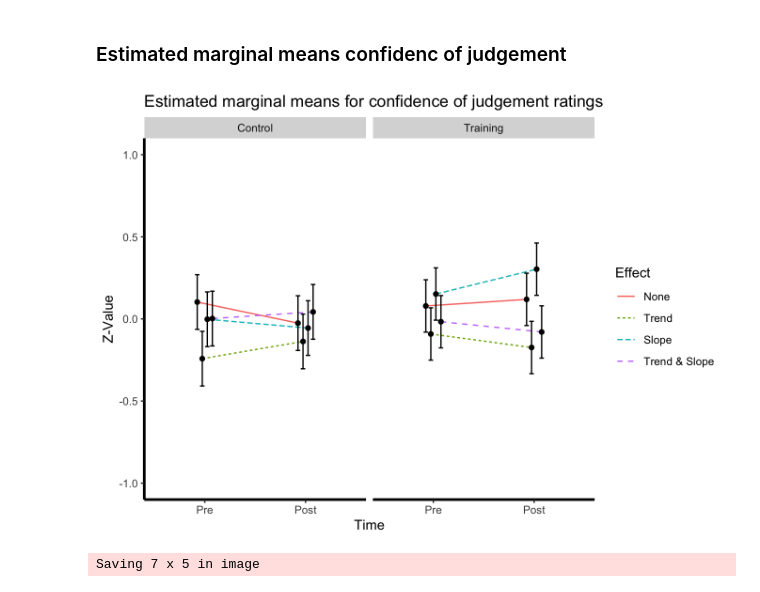
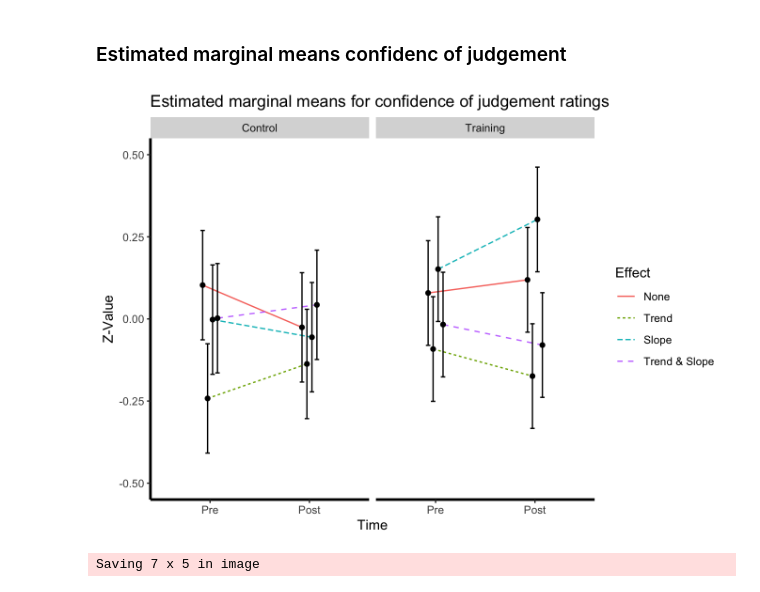
Before and after one commit to steinerthma/visual-inspection-training-study-2, a Jupyter notebook: docs/supplement.out.ipynb, the cells around one changed output. Cells and saved outputs as stored; diff of their text form; code cells hidden in the pictures.

```diff
--- a/docs/supplement.out.ipynb
+++ b/docs/supplement.out.ipynb
@@ -430,32 +430,32 @@ nice_table(
 # %%
 means <- as.data.frame(marginal_means)
 
 means %>%
 ggplot(aes(x = Time, y = emmean)) +
   geom_line(
     aes(color = Effect, group = Effect, linetype = Effect),
     position = position_dodge(width = 0.2)
   ) +
   geom_point(
     aes(group = Effect),
     position = position_dodge(width = 0.2)
   ) +
   geom_errorbar(
     aes(ymin = lower.CL, ymax = upper.CL),
     width = 0.2,
     position = position_dodge2(0.2)
   ) +
   facet_grid(cols = vars(Condition)) +
-  ylim(c(-1,1)) +
+  ylim(c(-0.5,0.5)) +
   theme(
     panel.background = element_rect(fill = "white"),
     legend.key  = element_rect(fill = "white"),
     axis.line.x = element_line(colour = "black", linewidth = 1),
     axis.line.y = element_line(colour = "black", linewidth = 1)
   ) +
   xlab("Time") +
   ylab("Z-Value") +
   ggtitle("Estimated marginal means for confidence of judgement ratings")
 # %% [output]
-[figure, old version]
+[figure, new version]
 Saving 7 x 5 in image
```
Also changed, not shown: parts of 5 cells of this notebook, 25 other files.
